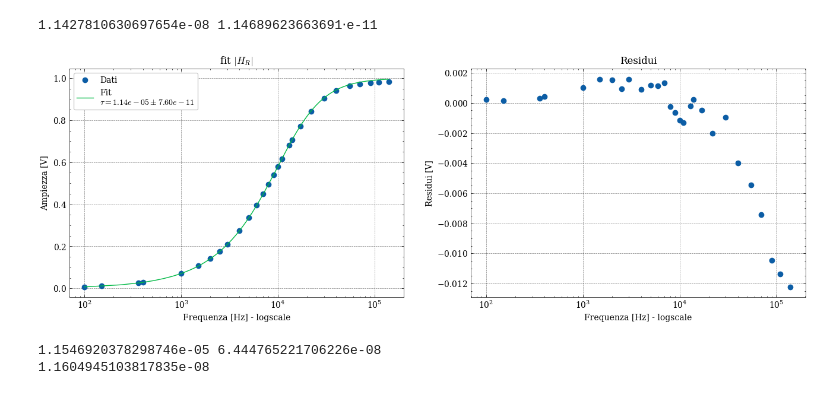
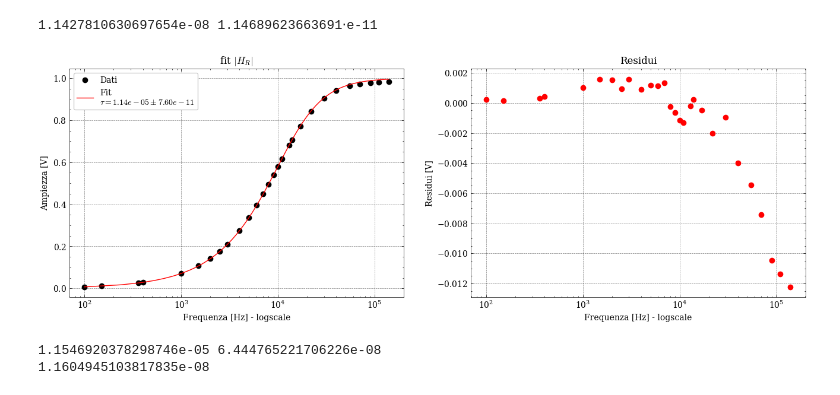
Before and after one commit to Yedi278/Lab2, a Jupyter notebook: Circuiti_3/RC.ipynb, the cells around one changed output. Saved outputs shown, nothing was run; the diff lists cells and outputs as text; code cells hidden in the pictures.

```diff
--- a/Circuiti_3/RC.ipynb
+++ b/Circuiti_3/RC.ipynb
@@ -164,26 +165,26 @@ print(f_m.values['tau']/995, '1.14689623663691⋅e-11')
 # %%
 plt.subplots(1,2,figsize=(16,5))
 plt.subplot(1,2,1)
 x = np.linspace(np.min(freqs),np.max(freqs),1000)
-plt.plot(freqs, V_res, 'o', label='Dati')
-plt.plot(x, H_R(x*2*np.pi, f_m.values['tau'], f_m.values['a']), label='Fit\n'f'$\\tau = {f_m.values["tau"]:.2e} \pm {f_m.errors["tau"]:.2e}$')
+plt.plot(freqs, V_res, 'o', label='Dati', c='k')
+plt.plot(x, H_R(x*2*np.pi, f_m.values['tau'], f_m.values['a']), label='Fit\n'f'$\\tau = {f_m.values["tau"]:.2e} \pm {f_m.errors["tau"]:.2e}$', c='r')
 plt.errorbar(freqs, V_res, yerr=V_res_err, linestyle='None')
 plt.title('fit $|H_R|$')
 plt.xlabel('Frequenza [Hz] - logscale')
 plt.ylabel('Ampiezza [V]')
 plt.xscale('log')
 plt.legend()
 
 plt.subplot(1,2,2)
 res = V_res - H_R(freqs*2*np.pi, f_m.values['tau'], f_m.values['a'])
-plt.scatter(freqs, res)
+plt.scatter(freqs, res, c='r')
 plt.title('Residui')
 plt.xlabel('Frequenza [Hz] - logscale')
 plt.ylabel('Residui [V]')
 plt.xscale('log')
 plt.savefig('imgs/RC/H_R_mod.pdf', bbox_inches='tight')
 # %% [output]
-[figure, old version]
+[figure, new version]
 # %%
 c = LeastSquares(freqs*2*np.pi, -fase_res + np.pi*2, 0.005, fase_R)
 f_f = Minuit(c, tau=1e3*12e-9, a=0)
```
Also changed, not shown: parts of 8 cells of this notebook, 13 other files.
